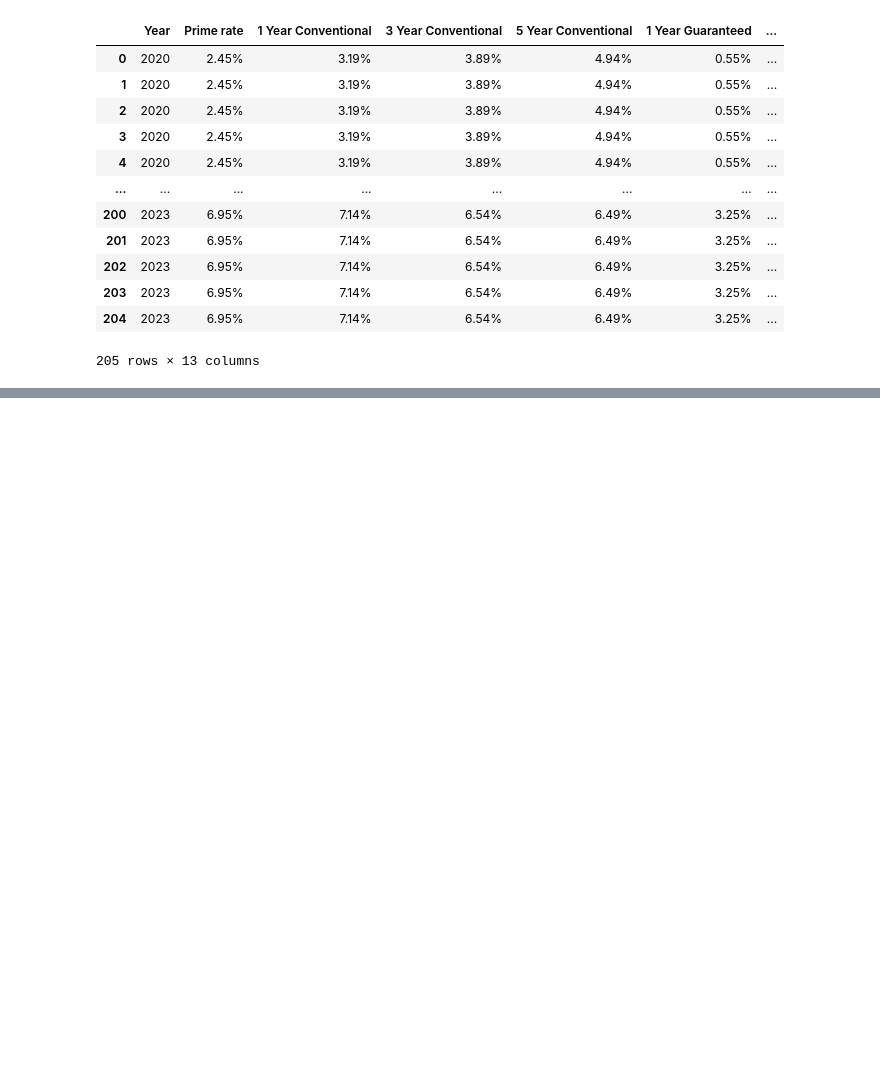
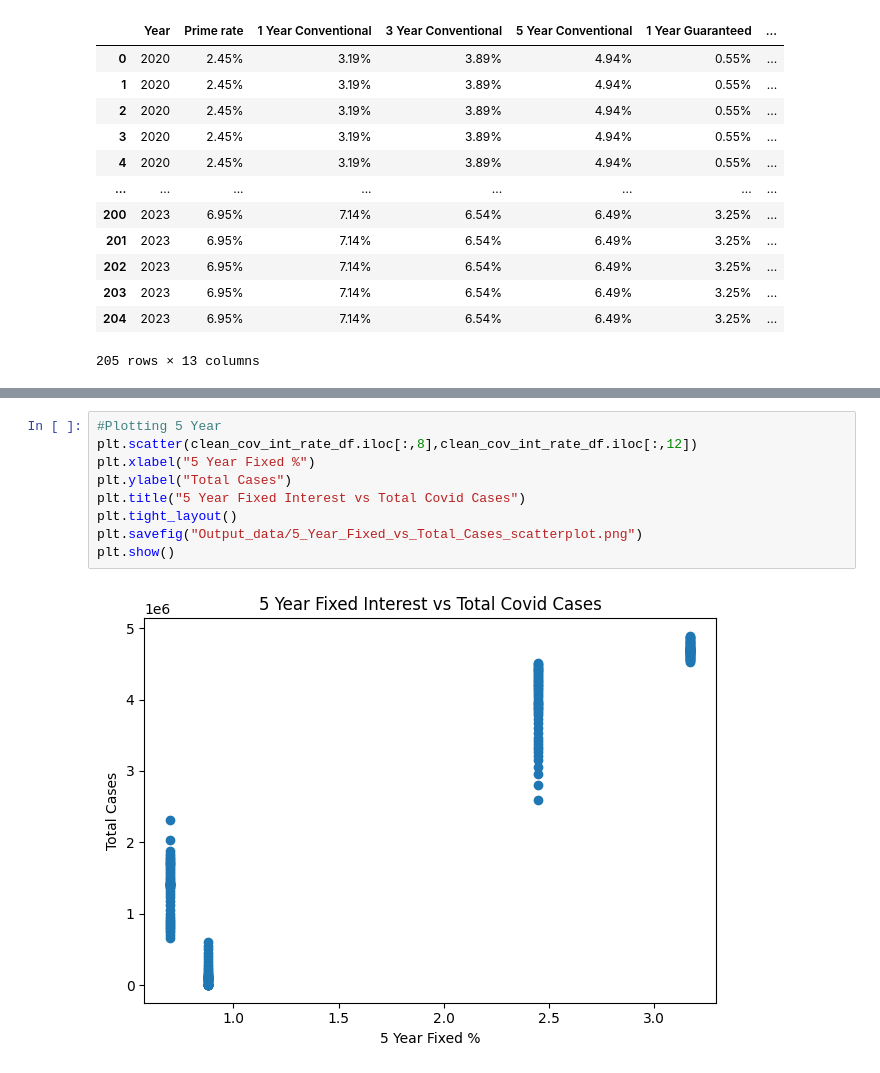
Before and after one commit to JasleenShergill/Covid-s-Effect-on-Real-Estate, a Jupyter notebook: interest_vs_infection_rate.ipynb, the cells around one changed output, grey strips where cells are left out. Saved outputs shown, nothing was run; the diff lists cells and outputs as text; blank space fills up the shorter version.

```diff
--- a/interest_vs_infection_rate.ipynb
+++ b/interest_vs_infection_rate.ipynb
@@ -165,0 +246,11 @@ clean_cov_int_rate_df.dropna()
+# %%
+#Plotting 5 Year
+plt.scatter(clean_cov_int_rate_df.iloc[:,8],clean_cov_int_rate_df.iloc[:,12])
+plt.xlabel("5 Year Fixed %")
+plt.ylabel("Total Cases")
+plt.title("5 Year Fixed Interest vs Total Covid Cases")
+plt.tight_layout()
+plt.savefig("Output_data/5_Year_Fixed_vs_Total_Cases_scatterplot.png")
+plt.show()
+# %% [output]
+[figure, added]
```
Also changed, not shown: parts of 7 cells of this notebook, 5 other files.
